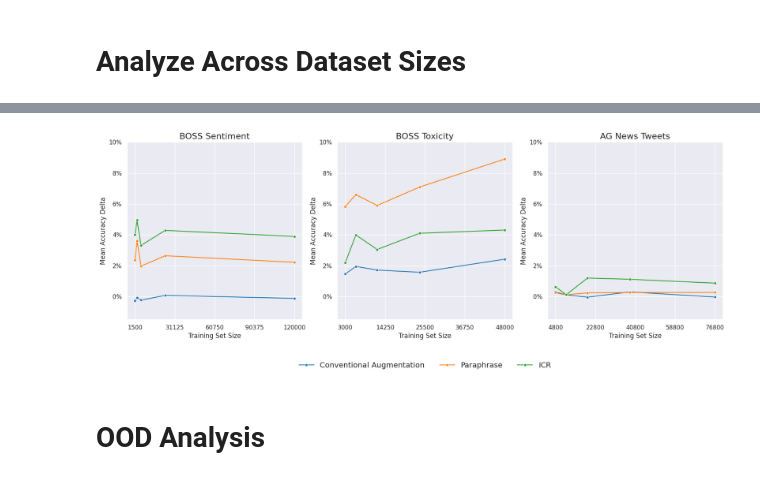
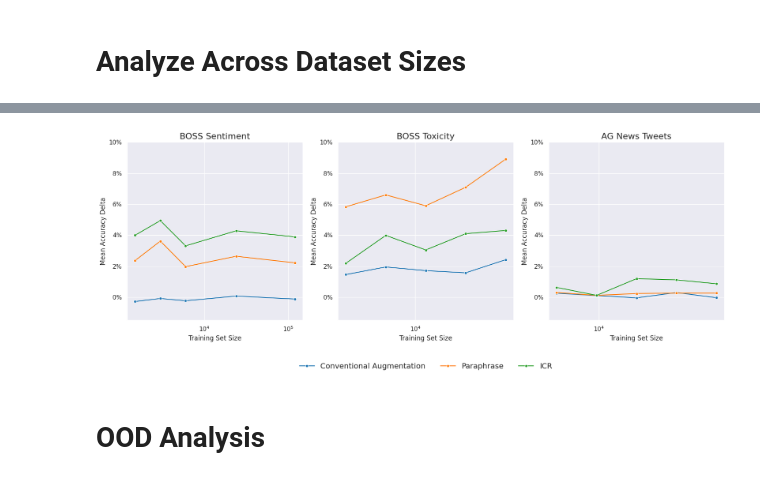
Before and after one commit to Kyle1668/LLM-TTA, a Jupyter notebook: notebooks/method_analysis_paper.ipynb, the cells around one changed output, grey strips where cells are left out. Drawn from its saved outputs; the diff is of its cells as text; code cells hidden in the pictures.

```diff
--- a/notebooks/method_analysis_paper.ipynb
+++ b/notebooks/method_analysis_paper.ipynb
@@ -251,44 +255,46 @@ for i, task_name in enumerate(["BOSS_Sentiment", "BOSS_Toxicity", "AgNewsTweets"
     axes[i].set_xlabel("Training Set Size")
 
     # lgo the x axis
-    # axes[i].set_xscale("log")
+    axes[i].set_xscale("log")
     # axes[i].set_xticks(df["data_count"].sort_values().unique().tolist())
 
     # create five equally spaced ticks between the min and max of the x axis
-    axes[i].set_xticks(np.linspace(df["data_count"].min(), df["data_count"].max(), 5))
+    # axes[i].set_xticks(np.linspace(df["data_count"].min(), df["data_count"].max(), 5))
 
     # set y label to Mean Absolute Accuracy Delta
     axes[i].set_ylabel("Mean Accuracy Delta")
 
     # make the y axis percents that go to the hundreds place
     axes[i].yaxis.set_major_formatter(lambda x, pos: f"{x:.0%}")
 
     # standardize the y axis
     axes[i].set_ylim(-0.015, 0.1)
 
     title_text = {
         "BOSS_Sentiment": "BOSS Sentiment",
         "BOSS_Toxicity": "BOSS Toxicity",
         "AgNewsTweets": "AG News Tweets",
     }
 
     axes[i].set_title(title_text[task_name], fontsize=16)
 
     # se legend to the bottom left
     axes[i].legend(loc="lower right")
 
     # remove leegnd in not middle plot
     if i != 1:
         axes[i].get_legend().remove()
     else:
         # center below plot with no frame
         axes[i].legend(loc="upper center", bbox_to_anchor=(0.5, -0.20), ncol=5, frameon=False, fontsize=14)
 
 # add padding
 # plt.tight_layout(pad=0.5)
+if not os.path.exists("../datasets/analysis/figures/"):
+    os.makedirs("../datasets/analysis/figures/")
 fig.savefig("../datasets/analysis/figures/method_analysis_data_ablation.png", bbox_inches="tight")
 # %% [output]
-[figure, old version]
+[figure, new version]
 # %% [markdown]
 # OOD Analysis
 # %%
```
Also changed, not shown: parts of 30 cells of this notebook, 1 other file.
